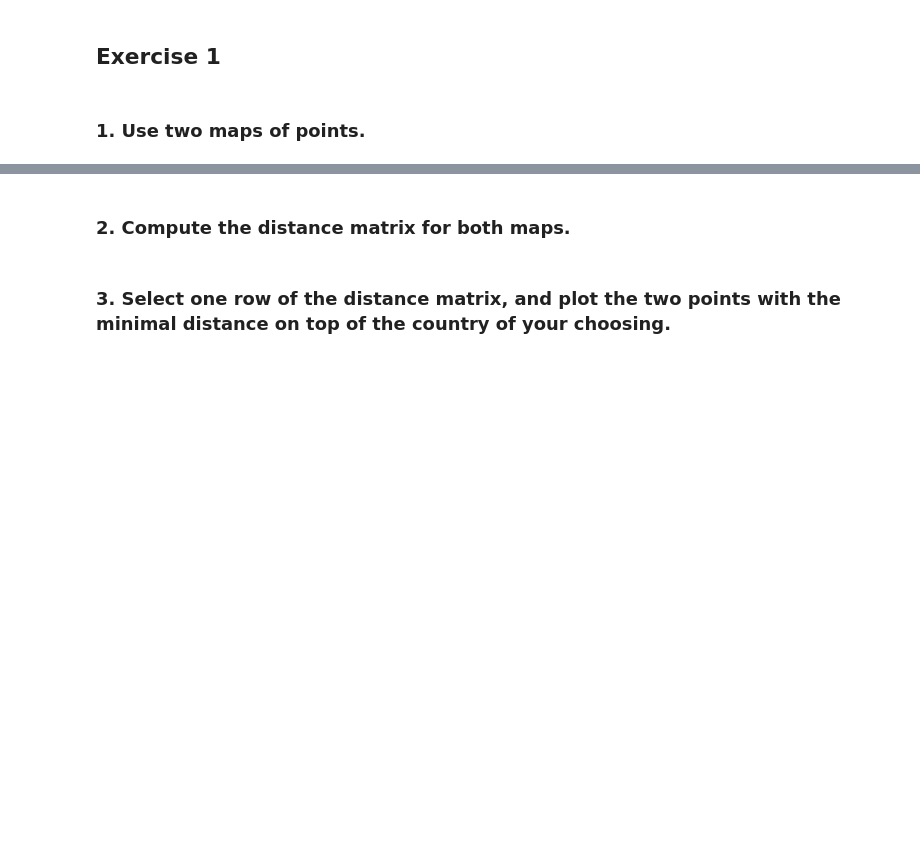
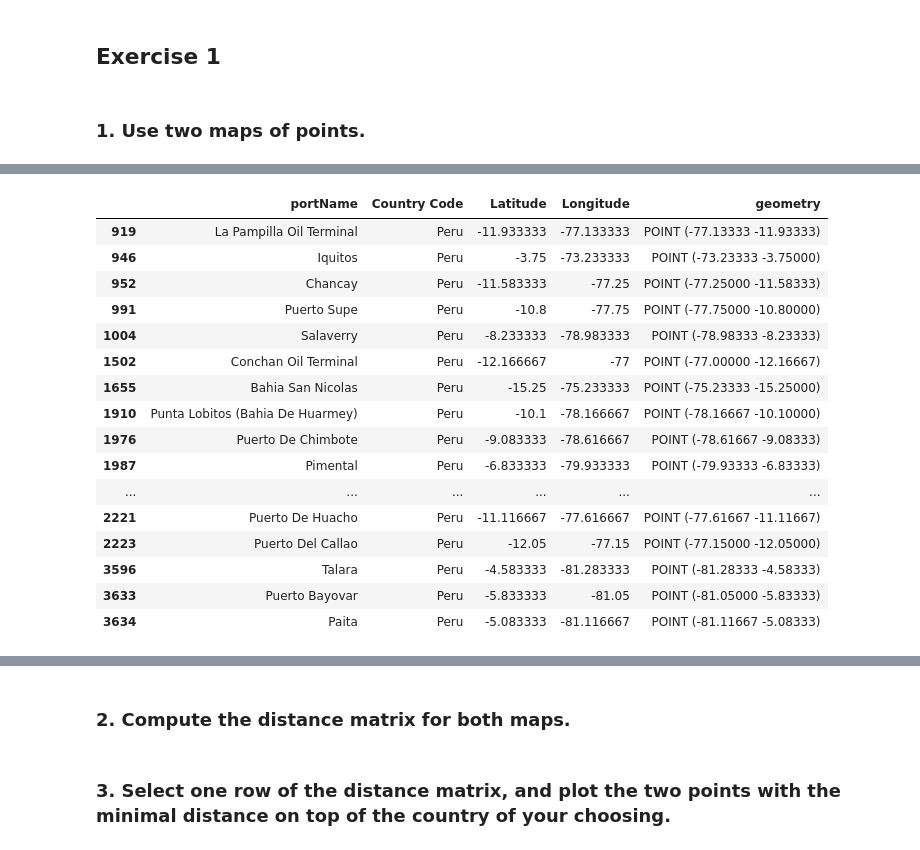
Before and after one commit to IntroSpatialDataScience/MiningGDF_Project1, a Jupyter notebook: Ev-p1.ipynb, the cells around one changed output, grey strips where cells are left out. Cells and saved outputs as stored; diff of their text form; code cells hidden in the pictures; blank space fills up the shorter version.

```diff
--- a/Ev-p1.ipynb
+++ b/Ev-p1.ipynb
@@ -12,4 +13,5 @@ import matplotlib.pyplot as plt
 ### 1. Use two maps of points.
 # %%
 peru_health = "https://github.com/IntroSpatialDataScience/MiningGDF_Project1/raw/main/maps/peru_health_24891.gpkg"
+ports = "https://github.com/IntroSpatialDataScience/MiningGDF_Project1/raw/main/data/UpdatedPub150.csv"
 # %%
@@ -20,0 +21,3 @@ healthsites =gpd.read_file(peru_health,layer='healthsites')
+# %%
+healthsites =gpd.read_file(peru_health,layer='healthsites')
+portsFile =gpd.read_file(ports,layer='UpdatedPub150')
@@ -20,0 +40,31 @@ healthsites =gpd.read_file(peru_health,layer='healthsites')
+# %%
+#rename
+portsFile.rename(columns={'Main Port Name':'portName'},inplace=True)
+#subset
+portsFile=portsFile.loc[:,['portName', 'Country Code','Latitude', 'Longitude']]
+# %%
+#spatial points (unprojected)
+seaports=gpd.GeoDataFrame(data=portsFile.copy(),
+                           geometry=gpd.points_from_xy(portsFile.Longitude,
+                                                       portsFile.Latitude),
+                          crs=4326)# notice it is unprojected
+# %%
+seaports[seaports['Country Code']=='Peru']
+# %% [output]
+|  | portName | Country Code | Latitude | Longitude | geometry |
+| 919 | La Pampilla Oil Terminal | Peru | -11.933333 | -77.133333 | POINT (-77.13333 -11.93333) |
+| 946 | Iquitos | Peru | -3.75 | -73.233333 | POINT (-73.23333 -3.75000) |
+| 952 | Chancay | Peru | -11.583333 | -77.25 | POINT (-77.25000 -11.58333) |
+| 991 | Puerto Supe | Peru | -10.8 | -77.75 | POINT (-77.75000 -10.80000) |
+| 1004 | Salaverry | Peru | -8.233333 | -78.983333 | POINT (-78.98333 -8.23333) |
+| 1502 | Conchan Oil Terminal | Peru | -12.166667 | -77 | POINT (-77.00000 -12.16667) |
+| 1655 | Bahia San Nicolas | Peru | -15.25 | -75.233333 | POINT (-75.23333 -15.25000) |
+| 1910 | Punta Lobitos (Bahia De Huarmey) | Peru | -10.1 | -78.166667 | POINT (-78.16667 -10.10000) |
+| 1976 | Puerto De Chimbote | Peru | -9.083333 | -78.616667 | POINT (-78.61667 -9.08333) |
+| 1987 | Pimental | Peru | -6.833333 | -79.933333 | POINT (-79.93333 -6.83333) |
+| ... | ... | ... | ... | ... | ... |
+| 2221 | Puerto De Huacho | Peru | -11.116667 | -77.616667 | POINT (-77.61667 -11.11667) |
+| 2223 | Puerto Del Callao | Peru | -12.05 | -77.15 | POINT (-77.15000 -12.05000) |
+| 3596 | Talara | Peru | -4.583333 | -81.283333 | POINT (-81.28333 -4.58333) |
+| 3633 | Puerto Bayovar | Peru | -5.833333 | -81.05 | POINT (-81.05000 -5.83333) |
+| 3634 | Paita | Peru | -5.083333 | -81.116667 | POINT (-81.11667 -5.08333) |
```
Also changed, not shown: parts of 8 cells of this notebook.
